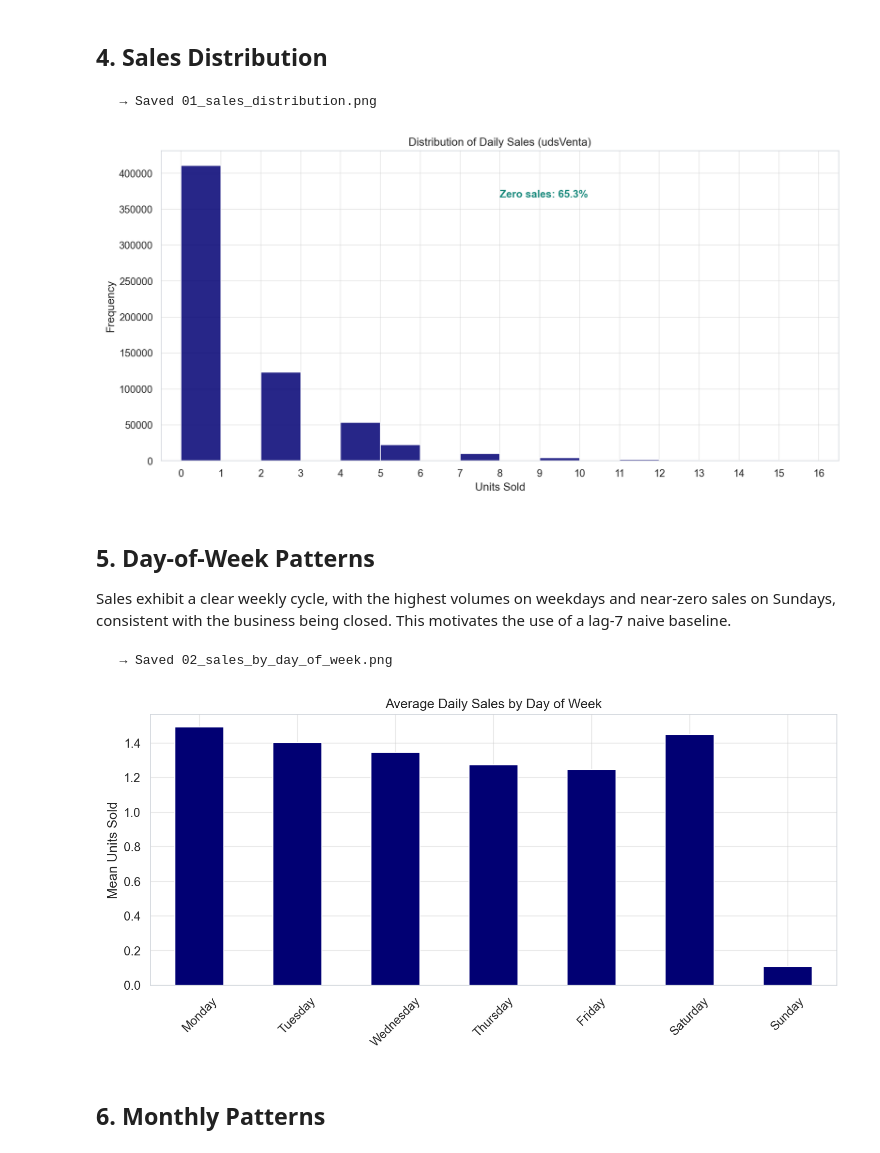
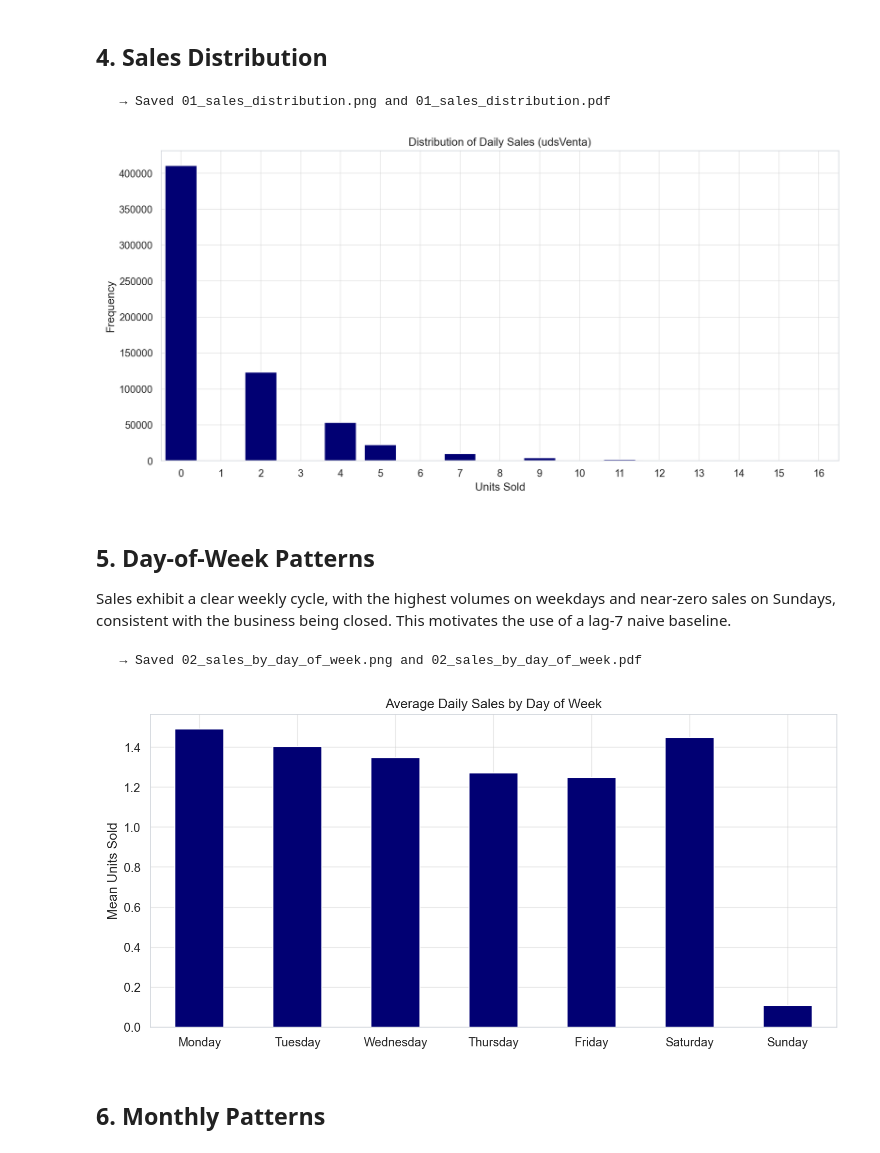
Before and after one commit to onamasserra/tfm-demand-forecasting, a Jupyter notebook: TFM_Ona_Code/01_eda.ipynb, the cells around one changed output. Cells and saved outputs as stored; diff of their text form; code cells hidden in the pictures.

```diff
--- a/TFM_Ona_Code/01_eda.ipynb
+++ b/TFM_Ona_Code/01_eda.ipynb
@@ -167,26 +168,19 @@ max      0.911081   731.0
 ## 4. Sales Distribution
 # %%
 fig, ax = plt.subplots(figsize=(12, 6))
-
 max_val = int(df["udsVenta"].quantile(0.999))
-ax.hist(df["udsVenta"], bins=range(0, max_val + 2),
-        edgecolor="white", alpha=0.85, color=PRIMARY)
+counts = [(df["udsVenta"] == v).sum() for v in range(0, max_val + 1)]
+ax.bar(range(0, max_val + 1), counts, color=PRIMARY, edgecolor="white", width=0.8)
 ax.set_title("Distribution of Daily Sales (udsVenta)")
 ax.set_xlabel("Units Sold")
 ax.set_ylabel("Frequency")
 ax.set_xlim(-0.5, max_val + 0.5)
 ax.set_xticks(range(0, max_val + 1))
-
-zero_pct = 100 * (df["udsVenta"] == 0).mean()
-ax.annotate(f"Zero sales: {zero_pct:.1f}%",
-            xy=(0.5, 0.85), xycoords="axes fraction",
-            fontsize=12, color=ACCENT, fontweight="bold")
-
 save_fig_nb("01_sales_distribution")
 plt.show()
 # %% [output]
-   → Saved 01_sales_distribution.png
+   → Saved 01_sales_distribution.png and 01_sales_distribution.pdf
-[figure, old version]
+[figure, new version]
 # %% [markdown]
 ## 5. Day-of-Week Patterns
 
@@ -201,12 +195,12 @@ fig, ax = plt.subplots(figsize=(10, 5))
 dow_sales.plot(kind="bar", ax=ax, color=PRIMARY, edgecolor="white")
 ax.set_title("Average Daily Sales by Day of Week")
 ax.set_ylabel("Mean Units Sold"); ax.set_xlabel("")
-plt.xticks(rotation=45)
+ax.set_xticklabels(dow_order, rotation=0, ha="center")
 save_fig_nb("02_sales_by_day_of_week")
 plt.show()
 # %% [output]
-   → Saved 02_sales_by_day_of_week.png
+   → Saved 02_sales_by_day_of_week.png and 02_sales_by_day_of_week.pdf
-[figure, old version]
+[figure, new version]
 # %% [markdown]
 ## 6. Monthly Patterns
 # %%
```
Also changed, not shown: parts of 9 cells of this notebook, 10 other files.
